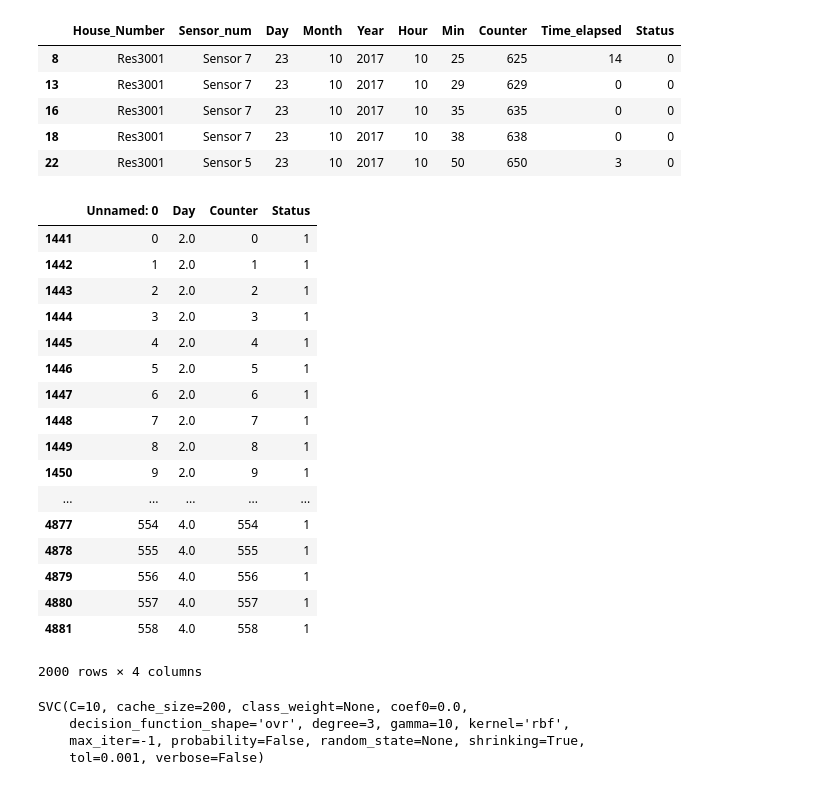
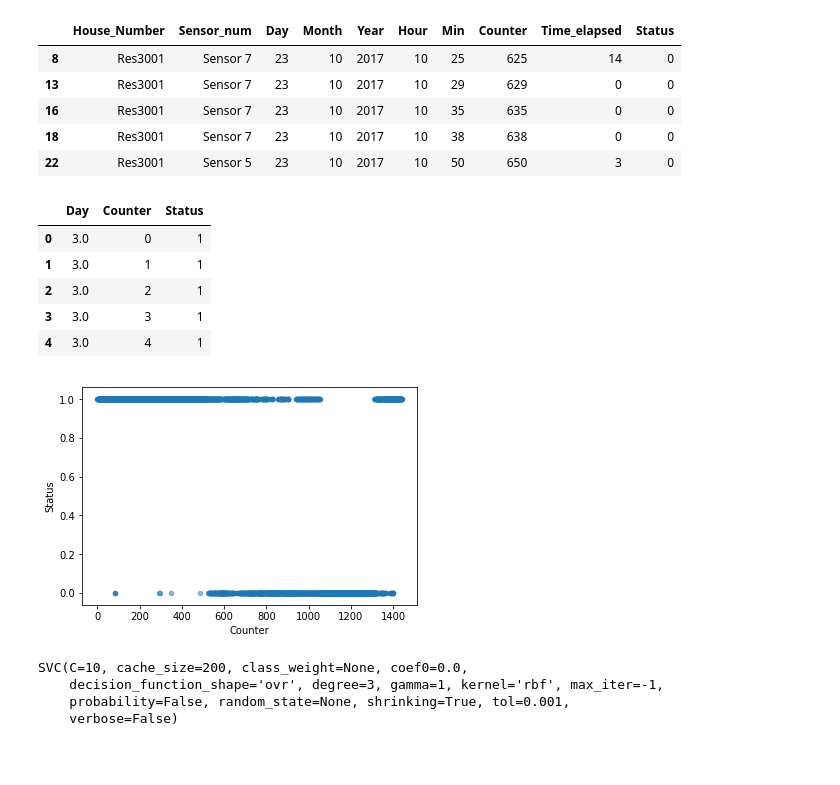
Before and after one commit to aorbani/SmartCity_DS, a Jupyter notebook: new.ipynb, the cells around one changed output. Cells and saved outputs as stored; diff of their text form; code cells hidden in the pictures; blank space fills up the shorter version.

```diff
--- a/new.ipynb
+++ b/new.ipynb
@@ -185,6 +192,6 @@ df_final.head(2000)
 df_final.to_csv('file1.csv')
 # %%
-bed_data = pd.read_csv('file1.csv',dtype={"Counter": np.int32, "Status": np.int32})
+bed_data = pd.read_csv('file1.csv',dtype={"Counter": np.int32, "Status": np.int32}, index_col=[0])
 
 #y = bed_data.Status
 #X = bed_data.Counter
@@ -196,51 +203,46 @@ bed_data = pd.read_csv('file1.csv',dtype={"Counter": np.int32, "Status": np.int3
 #Xtrain, Xtest, ytrain, ytest = train_test_split(X,y,test_size = 0.5, random_state = 0)
 
 #print(Xtrain.values)
+bed_data.head()
+# %% [output]
+|  | Day | Counter | Status |
+| 0 | 3.0 | 0 | 1 |
+| 1 | 3.0 | 1 | 1 |
+| 2 | 3.0 | 2 | 1 |
+| 3 | 3.0 | 3 | 1 |
+| 4 | 3.0 | 4 | 1 |
 # %%
-#odd_days = [1,3,5,7,9,11,13,15,17,19,21,23,25,27,29,31]
+odd_days = [1,3,5,7,9,11,13,15,17,19,21,23,25,27,29,31]
 
-odd_days = [1,3]
-even_days = [2,4]
+#odd_days = [1]
+#even_days = [4]
 
 
 odd_data = bed_data[bed_data['Day'].isin(odd_days)]
 
 #odd_data.head(100)
 
-#even_data = bed_data[~bed_data['Day'].isin(odd_days)]
-even_data = bed_data[bed_data['Day'].isin(even_days)]
+even_data = bed_data[~bed_data['Day'].isin(odd_days)]
+#even_data = bed_data[bed_data['Day'].isin(even_days)]
 
 even_data.head(2000)
+
+ax = odd_data.plot.scatter(x='Counter',y='Status',alpha=0.5)
 # %% [output]
-|  | Unnamed: 0 | Day | Counter | Status |
-| 1441 | 0 | 2.0 | 0 | 1 |
-| 1442 | 1 | 2.0 | 1 | 1 |
-| 1443 | 2 | 2.0 | 2 | 1 |
-| 1444 | 3 | 2.0 | 3 | 1 |
-| 1445 | 4 | 2.0 | 4 | 1 |
-| 1446 | 5 | 2.0 | 5 | 1 |
-| 1447 | 6 | 2.0 | 6 | 1 |
-| 1448 | 7 | 2.0 | 7 | 1 |
-| 1449 | 8 | 2.0 | 8 | 1 |
-| 1450 | 9 | 2.0 | 9 | 1 |
-| ... | ... | ... | ... | ... |
-| 4877 | 554 | 4.0 | 554 | 1 |
-| 4878 | 555 | 4.0 | 555 | 1 |
-| 4879 | 556 | 4.0 | 556 | 1 |
-| 4880 | 557 | 4.0 | 557 | 1 |
-| 4881 | 558 | 4.0 | 558 | 1 |
-2000 rows × 4 columns
+[figure, added]
 # %%
 y = odd_data.Status
 X = odd_data.Counter
 
-S = svm.SVC(C=10,kernel='rbf',gamma=10)
+
+S = svm.SVC(C=10,kernel='rbf',gamma=1)
+#S = svm.SVC(C=10,kernel='poly',gamma=10,class_weight='balanced',degree=4)
 S.fit(X.values.reshape(-1,1),y)
 # %% [output]
 SVC(C=10, cache_size=200, class_weight=None, coef0=0.0,
-    decision_function_shape='ovr', degree=3, gamma=10, kernel='rbf',
-    max_iter=-1, probability=False, random_state=None, shrinking=True,
-    tol=0.001, verbose=False)
+    decision_function_shape='ovr', degree=3, gamma=1, kernel='rbf', max_iter=-1,
+    probability=False, random_state=None, shrinking=True, tol=0.001,
+    verbose=False)
 # %%
 y_test = even_data.Status
 X_test = even_data.Counter
```
Also changed, not shown: parts of 11 cells of this notebook, 2 other files.
